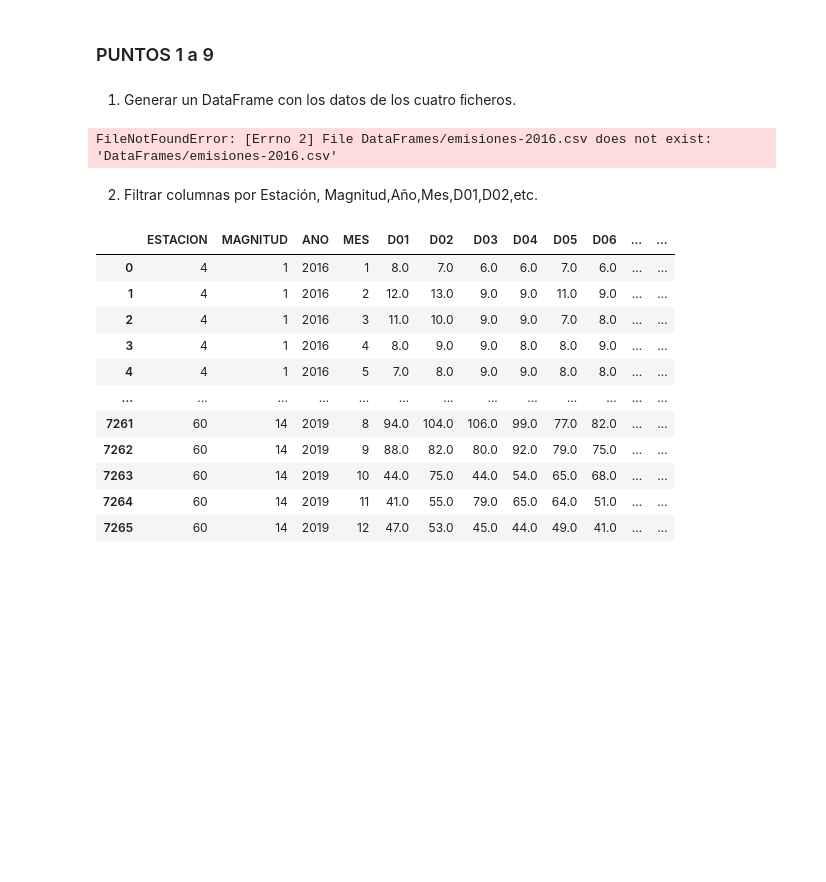
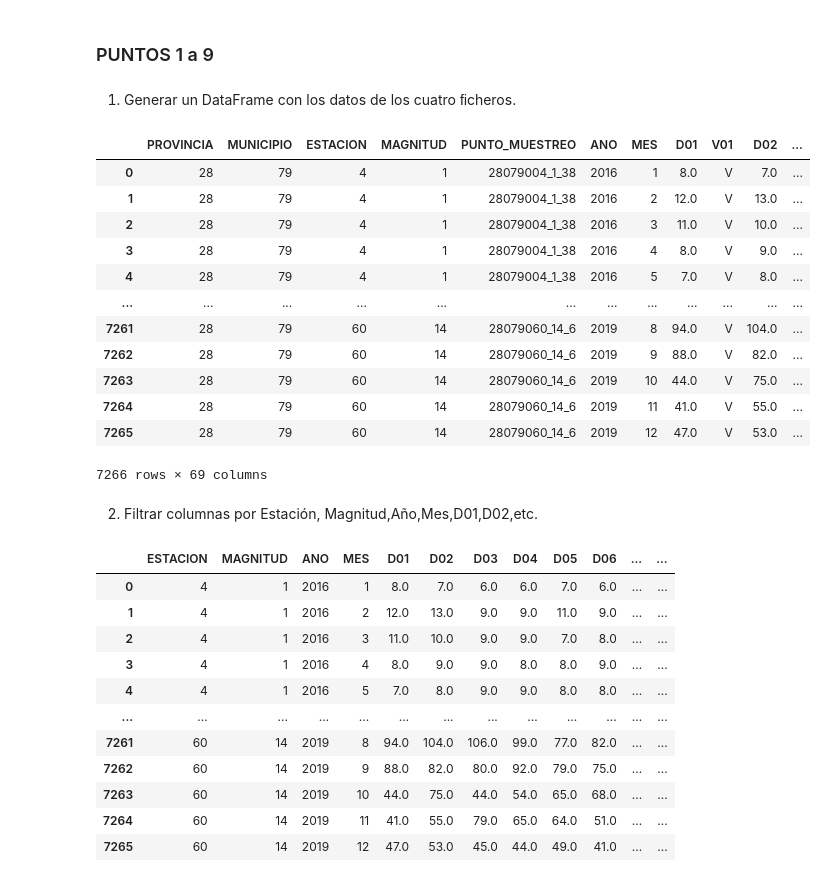
Before and after one commit to aguustingc/PROYECTO-FINAL, a Jupyter notebook: Grupo 1/Proyecto-Emisiones-Incendios.ipynb, the cells around one changed output. Cells and saved outputs as stored; diff of their text form; code cells hidden in the pictures; blank space fills up the shorter version.

```diff
--- a/Grupo 1/Proyecto-Emisiones-Incendios.ipynb
+++ b/Grupo 1/Proyecto-Emisiones-Incendios.ipynb
@@ -5,22 +5,34 @@
 # %%
 import pandas as pd
 
 # Importamos dataset
-df_2016 = pd.read_csv('DataFrames/emisiones-2016.csv', sep=';')
-df_2017 = pd.read_csv('DataFrames/emisiones-2017.csv', sep=';')
-df_2018 = pd.read_csv('DataFrames/emisiones-2018.csv', sep=';')
-df_2019 = pd.read_csv('DataFrames/emisiones-2019.csv', sep=';')
+df_2016 = pd.read_csv('../DataFrames/emisiones-2016.csv', sep=';')
+df_2017 = pd.read_csv('../DataFrames/emisiones-2017.csv', sep=';')
+df_2018 = pd.read_csv('../DataFrames/emisiones-2018.csv', sep=';')
+df_2019 = pd.read_csv('../DataFrames/emisiones-2019.csv', sep=';')
 
 dfs = [df_2016,
        df_2017,
        df_2018,
        df_2019]
 
 # Ignoro index, dado que al concatenar datasets mantendrán su indice sino no lo modifico.
 dfPrincipal = pd.concat(dfs, ignore_index=True)
 dfPrincipal
 # %% [output]
+|  | PROVINCIA | MUNICIPIO | ESTACION | MAGNITUD | PUNTO_MUESTREO | ANO | MES | D01 | V01 | D02 | ... |
+| 0 | 28 | 79 | 4 | 1 | 28079004_1_38 | 2016 | 1 | 8.0 | V | 7.0 | ... |
+| 1 | 28 | 79 | 4 | 1 | 28079004_1_38 | 2016 | 2 | 12.0 | V | 13.0 | ... |
+| 2 | 28 | 79 | 4 | 1 | 28079004_1_38 | 2016 | 3 | 11.0 | V | 10.0 | ... |
+| 3 | 28 | 79 | 4 | 1 | 28079004_1_38 | 2016 | 4 | 8.0 | V | 9.0 | ... |
+| 4 | 28 | 79 | 4 | 1 | 28079004_1_38 | 2016 | 5 | 7.0 | V | 8.0 | ... |
+| ... | ... | ... | ... | ... | ... | ... | ... | ... | ... | ... | ... |
+| 7261 | 28 | 79 | 60 | 14 | 28079060_14_6 | 2019 | 8 | 94.0 | V | 104.0 | ... |
+| 7262 | 28 | 79 | 60 | 14 | 28079060_14_6 | 2019 | 9 | 88.0 | V | 82.0 | ... |
+| 7263 | 28 | 79 | 60 | 14 | 28079060_14_6 | 2019 | 10 | 44.0 | V | 75.0 | ... |
+| 7264 | 28 | 79 | 60 | 14 | 28079060_14_6 | 2019 | 11 | 41.0 | V | 55.0 | ... |
+| 7265 | 28 | 79 | 60 | 14 | 28079060_14_6 | 2019 | 12 | 47.0 | V | 53.0 | ... |
-FileNotFoundError: [Errno 2] File DataFrames/emisiones-2016.csv does not exist: 'DataFrames/emisiones-2016.csv'
+7266 rows × 69 columns
 # %% [markdown]
 2. Filtrar columnas por Estación, Magnitud,Año,Mes,D01,D02,etc.
 # %%
```
Also changed, not shown: parts of 6 cells of this notebook.
